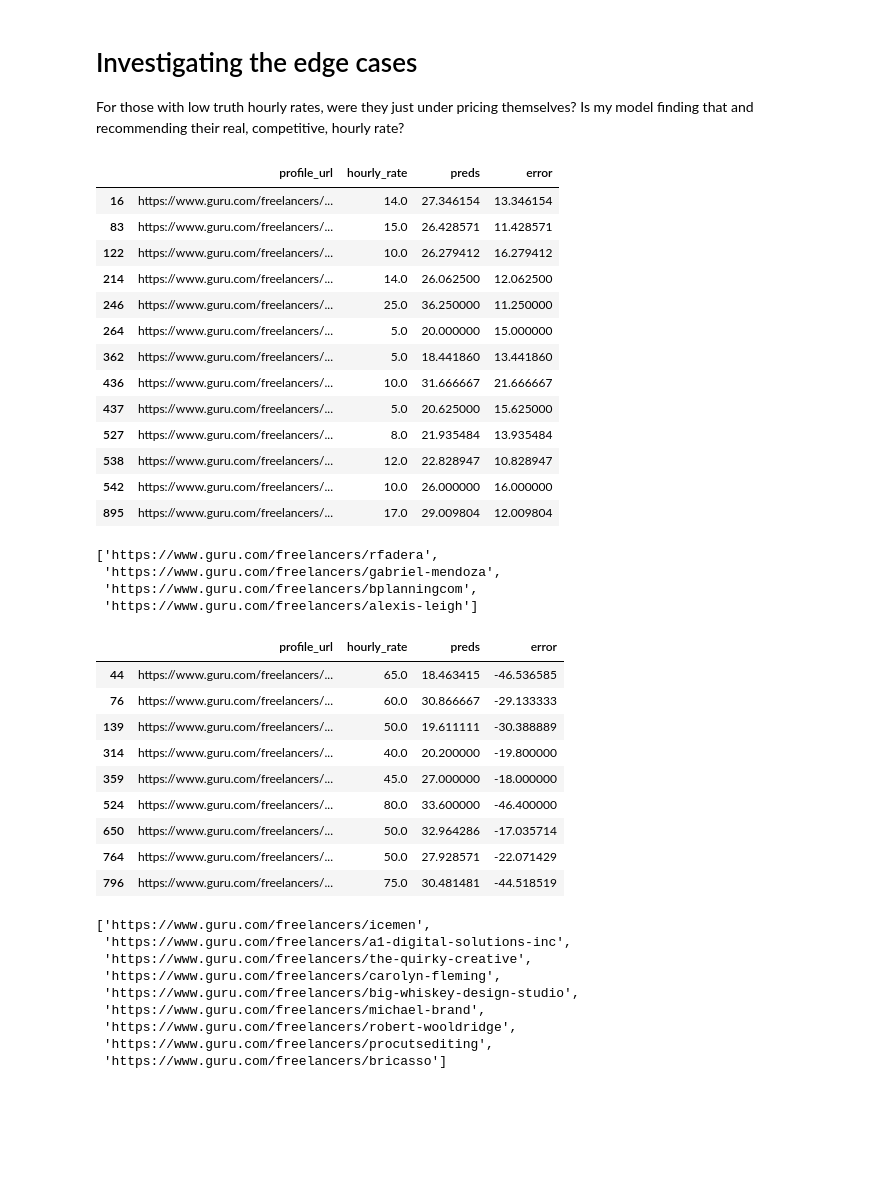
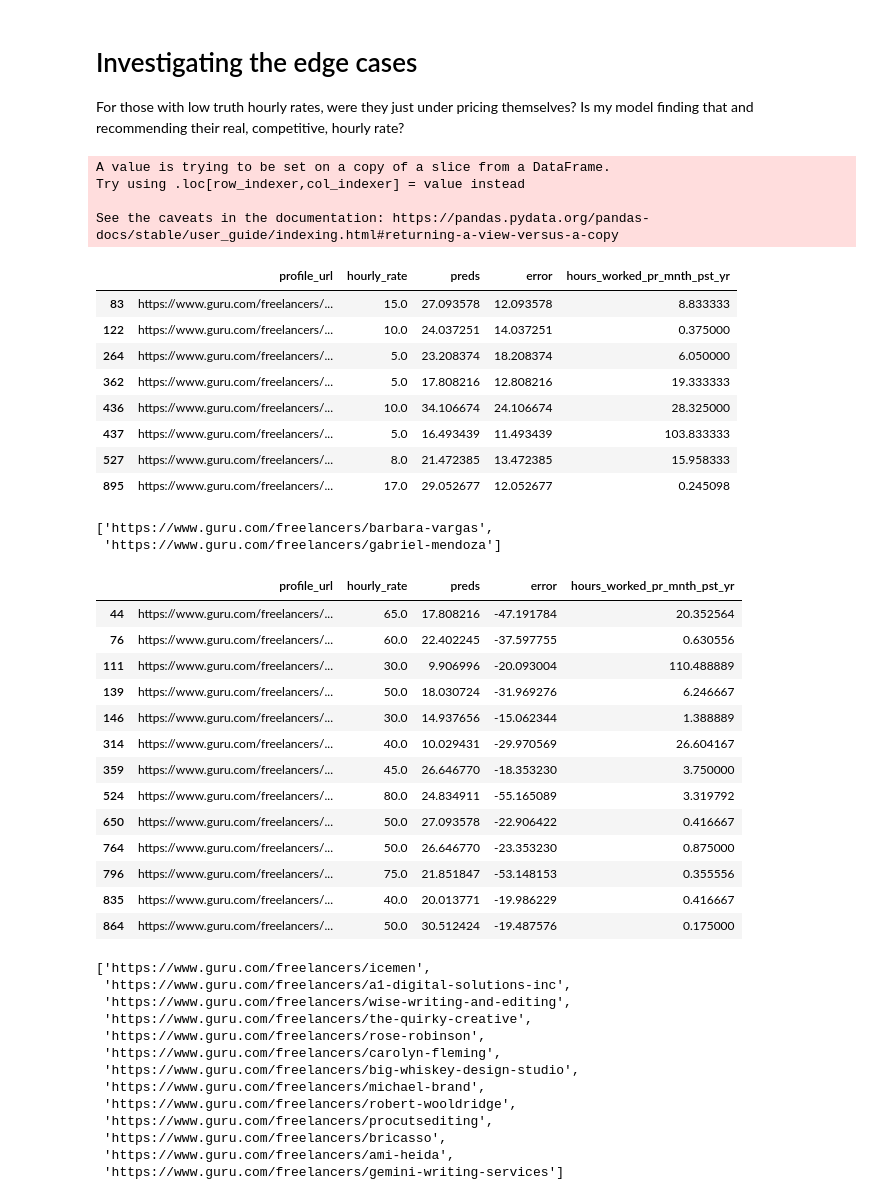
Before and after one commit to lmgibson/MyRate, a Jupyter notebook: notebooks/modeling/model_training.ipynb, the cells around one changed output. Saved outputs shown, nothing was run; the diff lists cells and outputs as text; code cells hidden in the pictures; blank space fills up the shorter version.

```diff
--- a/notebooks/modeling/model_training.ipynb
+++ b/notebooks/modeling/model_training.ipynb
@@ -220,7 +228,7 @@ Best params: 4, 8, MAE: 13.671137400000001
 # %%
 # Updating params dictionary with selected values
 params['max_depth'] = 4
-params['min_child_weight'] = 8
+params['min_child_weight'] = 12
 # %%
 # Tuning subsample and colsample_bytree
 gridsearch_params = [
@@ -550,6 +558,12 @@ def model_evaluation(model, model_name_string):
 # XGBoost
 model_xgboost = xgb.Booster({'nthread': 4})  # init model
 model_xgboost.load_model(os.environ['PWD'] + '/scripts/models/model_xgb_v4.model')  # load data
+
+filename = os.environ['PWD'] + '/scripts/models/model_xgb.sav'
+pickle.dump(model_xgboost, open(filename, 'wb'))
+
+filename = os.environ['PWD'] + '/scripts/models/model_xgb.sav'
+model_xgb = pickle.load(open(filename, 'rb'))
 
 # Lasso
 filename = os.environ['PWD'] + '/scripts/models/model_lasso.sav'
@@ -621,7 +635,12 @@ model_name Performance:
 For those with low truth hourly rates, were they just under pricing themselves? Is my model finding that and recommending their real, competitive, hourly rate?
 # %%
 # Getting predicted values
-X_test['preds'] = model_ada.predict(X_test)
+X_test['preds'] = model_xgb.predict(xgb.DMatrix(X_test))
+# %% [output]
+A value is trying to be set on a copy of a slice from a DataFrame.
+Try using .loc[row_indexer,col_indexer] = value instead
+
+See the caveats in the documentation: https://pandas.pydata.org/pandas-docs/stable/user_guide/indexing.html#returning-a-view-versus-a-copy
 # %%
 # Merging into Data
 dt = analysis_dt.merge(X_test['preds'], how = 'left', left_index=True, right_index=True)
@@ -629,52 +648,53 @@ dt['profile_url'] = profile_url
 dt['error'] = dt['preds'] - dt['hourly_rate']
 # %%
 # Investigating people for whom the predicted was ~ 20 and the truth was ~ 5
-display(dt.loc[(dt['error'] > 10), ['profile_url','hourly_rate','preds','error']])
+display(dt.loc[(dt['error'] > 10), ['profile_url','hourly_rate','preds','error','hours_worked_pr_mnth_pst_yr']])
 display(dt[(dt['error'] > 15)].profile_url.tolist())
 
 # Largely, these seem to be people who are underpricing themselves relative to the rest of the market
 # %% [output]
-|  | profile_url | hourly_rate | preds | error |
-| 16 | https://www.guru.com/freelancers/... | 14.0 | 27.346154 | 13.346154 |
-| 83 | https://www.guru.com/freelancers/... | 15.0 | 26.428571 | 11.428571 |
-| 122 | https://www.guru.com/freelancers/... | 10.0 | 26.279412 | 16.279412 |
-| 214 | https://www.guru.com/freelancers/... | 14.0 | 26.062500 | 12.062500 |
-| 246 | https://www.guru.com/freelancers/... | 25.0 | 36.250000 | 11.250000 |
-| 264 | https://www.guru.com/freelancers/... | 5.0 | 20.000000 | 15.000000 |
-| 362 | https://www.guru.com/freelancers/... | 5.0 | 18.441860 | 13.441860 |
-| 436 | https://www.guru.com/freelancers/... | 10.0 | 31.666667 | 21.666667 |
-| 437 | https://www.guru.com/freelancers/... | 5.0 | 20.625000 | 15.625000 |
-| 527 | https://www.guru.com/freelancers/... | 8.0 | 21.935484 | 13.935484 |
-| 538 | https://www.guru.com/freelancers/... | 12.0 | 22.828947 | 10.828947 |
-| 542 | https://www.guru.com/freelancers/... | 10.0 | 26.000000 | 16.000000 |
-| 895 | https://www.guru.com/freelancers/... | 17.0 | 29.009804 | 12.009804 |
+|  | profile_url | hourly_rate | preds | error | hours_worked_pr_mnth_pst_yr |
+| 83 | https://www.guru.com/freelancers/... | 15.0 | 27.093578 | 12.093578 | 8.833333 |
+| 122 | https://www.guru.com/freelancers/... | 10.0 | 24.037251 | 14.037251 | 0.375000 |
+| 264 | https://www.guru.com/freelancers/... | 5.0 | 23.208374 | 18.208374 | 6.050000 |
+| 362 | https://www.guru.com/freelancers/... | 5.0 | 17.808216 | 12.808216 | 19.333333 |
+| 436 | https://www.guru.com/freelancers/... | 10.0 | 34.106674 | 24.106674 | 28.325000 |
+| 437 | https://www.guru.com/freelancers/... | 5.0 | 16.493439 | 11.493439 | 103.833333 |
+| 527 | https://www.guru.com/freelancers/... | 8.0 | 21.472385 | 13.472385 | 15.958333 |
+| 895 | https://www.guru.com/freelancers/... | 17.0 | 29.052677 | 12.052677 | 0.245098 |
-['https://www.guru.com/freelancers/rfadera',
- 'https://www.guru.com/freelancers/gabriel-mendoza',
- 'https://www.guru.com/freelancers/bplanningcom',
- 'https://www.guru.com/freelancers/alexis-leigh']
+['https://www.guru.com/freelancers/barbara-vargas',
+ 'https://www.guru.com/freelancers/gabriel-mendoza']
 # %%
 # Investigating people for whom the ground truth > 60 but predicted is ~30
-display(dt.loc[(dt['error'] < -15), ['profile_url','hourly_rate','preds','error']])
+display(dt.loc[(dt['error'] < -15), ['profile_url','hourly_rate','preds','error','hours_worked_pr_mnth_pst_yr']])
 display(dt[(dt['error'] < -15)].profile_url.tolist())
 # %% [output]
-|  | profile_url | hourly_rate | preds | error |
-| 44 | https://www.guru.com/freelancers/... | 65.0 | 18.463415 | -46.536585 |
-| 76 | https://www.guru.com/freelancers/... | 60.0 | 30.866667 | -29.133333 |
-| 139 | https://www.guru.com/freelancers/... | 50.0 | 19.611111 | -30.388889 |
-| 314 | https://www.guru.com/freelancers/... | 40.0 | 20.200000 | -19.800000 |
-| 359 | https://www.guru.com/freelancers/... | 45.0 | 27.000000 | -18.000000 |
-| 524 | https://www.guru.com/freelancers/... | 80.0 | 33.600000 | -46.400000 |
-| 650 | https://www.guru.com/freelancers/... | 50.0 | 32.964286 | -17.035714 |
-| 764 | https://www.guru.com/freelancers/... | 50.0 | 27.928571 | -22.071429 |
-| 796 | https://www.guru.com/freelancers/... | 75.0 | 30.481481 | -44.518519 |
+|  | profile_url | hourly_rate | preds | error | hours_worked_pr_mnth_pst_yr |
+| 44 | https://www.guru.com/freelancers/... | 65.0 | 17.808216 | -47.191784 | 20.352564 |
+| 76 | https://www.guru.com/freelancers/... | 60.0 | 22.402245 | -37.597755 | 0.630556 |
+| 111 | https://www.guru.com/freelancers/... | 30.0 | 9.906996 | -20.093004 | 110.488889 |
+| 139 | https://www.guru.com/freelancers/... | 50.0 | 18.030724 | -31.969276 | 6.246667 |
+| 146 | https://www.guru.com/freelancers/... | 30.0 | 14.937656 | -15.062344 | 1.388889 |
+| 314 | https://www.guru.com/freelancers/... | 40.0 | 10.029431 | -29.970569 | 26.604167 |
+| 359 | https://www.guru.com/freelancers/... | 45.0 | 26.646770 | -18.353230 | 3.750000 |
+| 524 | https://www.guru.com/freelancers/... | 80.0 | 24.834911 | -55.165089 | 3.319792 |
+| 650 | https://www.guru.com/freelancers/... | 50.0 | 27.093578 | -22.906422 | 0.416667 |
+| 764 | https://www.guru.com/freelancers/... | 50.0 | 26.646770 | -23.353230 | 0.875000 |
+| 796 | https://www.guru.com/freelancers/... | 75.0 | 21.851847 | -53.148153 | 0.355556 |
+| 835 | https://www.guru.com/freelancers/... | 40.0 | 20.013771 | -19.986229 | 0.416667 |
+| 864 | https://www.guru.com/freelancers/... | 50.0 | 30.512424 | -19.487576 | 0.175000 |
 ['https://www.guru.com/freelancers/icemen',
  'https://www.guru.com/freelancers/a1-digital-solutions-inc',
+ 'https://www.guru.com/freelancers/wise-writing-and-editing',
  'https://www.guru.com/freelancers/the-quirky-creative',
+ 'https://www.guru.com/freelancers/rose-robinson',
  'https://www.guru.com/freelancers/carolyn-fleming',
  'https://www.guru.com/freelancers/big-whiskey-design-studio',
  'https://www.guru.com/freelancers/michael-brand',
  'https://www.guru.com/freelancers/robert-wooldridge',
  'https://www.guru.com/freelancers/procutsediting',
- 'https://www.guru.com/freelancers/bricasso']
+ 'https://www.guru.com/freelancers/bricasso',
+ 'https://www.guru.com/freelancers/ami-heida',
+ 'https://www.guru.com/freelancers/gemini-writing-services']
 # %%
 # Investigating people for whom the ground truth > 40 and the model does well on
```
Also changed, not shown: parts of 22 cells of this notebook, 10 other files.
